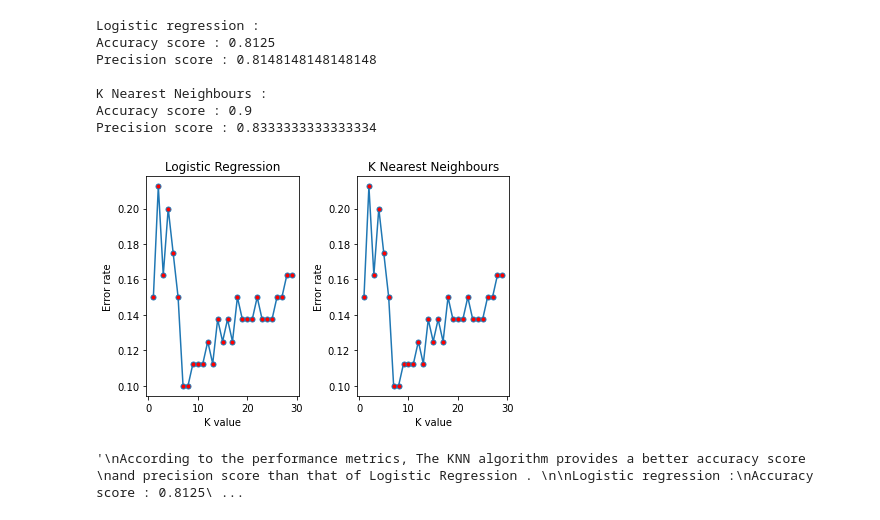
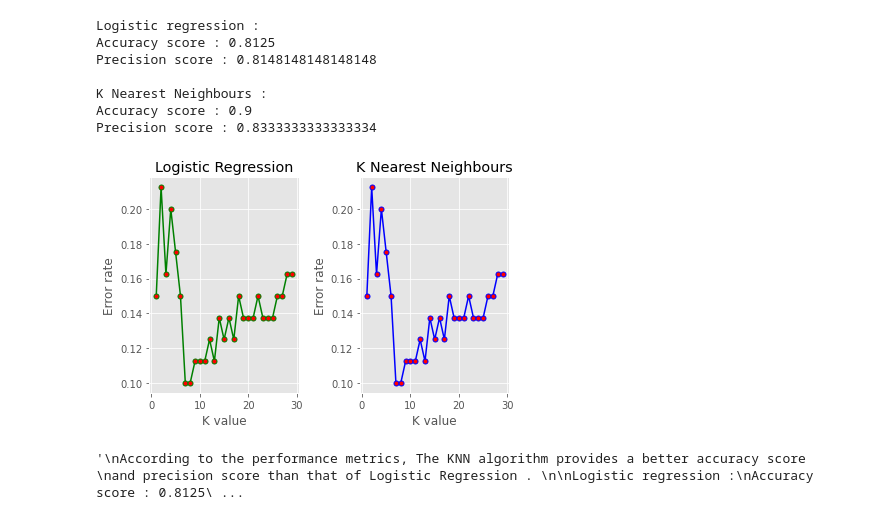
Before and after one commit to ParadoxPD/Intro-to-machine-learning, a Jupyter notebook: Project 2/Project 2 (Final).ipynb, the cells around one changed output. Saved outputs shown, nothing was run; the diff lists cells and outputs as text; code cells hidden in the pictures.

```diff
--- a/Project 2/Project 2 (Final).ipynb
+++ b/Project 2/Project 2 (Final).ipynb
@@ -11,6 +11,7 @@ c)	Compare (a) and (b) and state which gives better performance in terms of metr
 
 import numpy as np
 import matplotlib.pyplot as plt
+plt.style.use('ggplot')
 import pandas as pd
 from sklearn.impute import SimpleImputer
 from sklearn.model_selection import train_test_split
@@ -50,32 +51,21 @@ LoR.fit(atrain,btrain)
 bestimated=LoR.predict(atest)
 
 # Performance matrix
-cm=confusion_matrix(btest,bestimated)
 print("Logistic regression :")
 print(f"Accuracy score : {accuracy_score(btest,bestimated)}")
 print(f"Precision score : {precision_score(btest,bestimated)}")
 
-error_rate=[]
+error_rate_LoR=[]
 for i in range(1,30):
     KC=KNeighborsClassifier(n_neighbors=i)
     KC.fit(atrain,btrain)
     bpred_i=KC.predict(atest)
-    error_rate.append(np.mean(bpred_i!=btest))
+    error_rate_LoR.append(np.mean(bpred_i!=btest))
 
-
-fig = plt.figure()
-ax1 = fig.add_subplot(121)
-ax2 = fig.add_subplot(122)
-
-ax1.set_title("Logistic Regression")
-ax1.plot(range(1,30),error_rate,marker='o',markerfacecolor='red',markersize=5)
-ax1.set_xlabel('K value')
-ax1.set_ylabel('Error rate')
 
 # By using KNN Algorithm
 # Build my KNN classification model
 # Training the classification model
-
 KC=KNeighborsClassifier(n_neighbors=7,weights='uniform',p=2)
 KC.fit(atrain,btrain)
 
@@ -83,51 +73,60 @@ KC.fit(atrain,btrain)
 bestimated=KC.predict(atest)
 
 # Performance matrix
-cm=confusion_matrix(btest,bestimated)
 print("\nK Nearest Neighbours : ")
 print(f"Accuracy score : {accuracy_score(btest,bestimated)}")
 print(f"Precision score : {precision_score(btest,bestimated)}")
 print("\n\n")
 
-error_rate=[]
+error_rate_KNN=[]
 for i in range(1,30):
     KC=KNeighborsClassifier(n_neighbors=i)
     KC.fit(atrain,btrain)
     bpred_i=KC.predict(atest)
-    error_rate.append(np.mean(bpred_i!=btest))
+    error_rate_KNN.append(np.mean(bpred_i!=btest))
 
 
+# Plotting the Data
+# Plotting the Error Graph of both the Algorithms
+fig = plt.figure()
+ax1 = fig.add_subplot(121)
+ax2 = fig.add_subplot(122)
+
+ax1.set_title("Logistic Regression")
+ax1.plot(range(1,30),error_rate_LoR,marker='o',markerfacecolor='red',markersize=5,color = 'green')
+ax1.set_xlabel('K value')
+ax1.set_ylabel('Error rate')
+
 ax2.set_title("K Nearest Neighbours")
-ax2.plot(range(1,30),error_rate,marker='o',markerfacecolor='red',markersize=5)
+ax2.plot(range(1,30),error_rate_KNN,marker='o',markerfacecolor='red',markersize=5,color = 'b')
 ax2.set_xlabel('K value')
 ax2.set_ylabel('Error rate')
-
 
 fig.tight_layout()
 plt.show()
 
 
 
 '''
 According to the performance metrics, The KNN algorithm provides a better accuracy score
 and precision score than that of Logistic Regression .
 
 Logistic regression :
 Accuracy score : 0.8125
 Precision score : 0.8148148148148148
 
 K Nearest Neighbours :
 Accuracy score : 0.9
 Precision score : 0.8333333333333334
 
 '''
 # %% [output]
 Logistic regression :
 Accuracy score : 0.8125
 Precision score : 0.8148148148148148
 
 K Nearest Neighbours :
 Accuracy score : 0.9
 Precision score : 0.8333333333333334
-[figure, old version]
+[figure, new version]
 '\nAccording to the performance metrics, The KNN algorithm provides a better accuracy score \nand precision score than that of Logistic Regression . \n\nLogistic regression :\nAccuracy score : 0.8125\ ...
```
Also changed, not shown: 1 other file.
